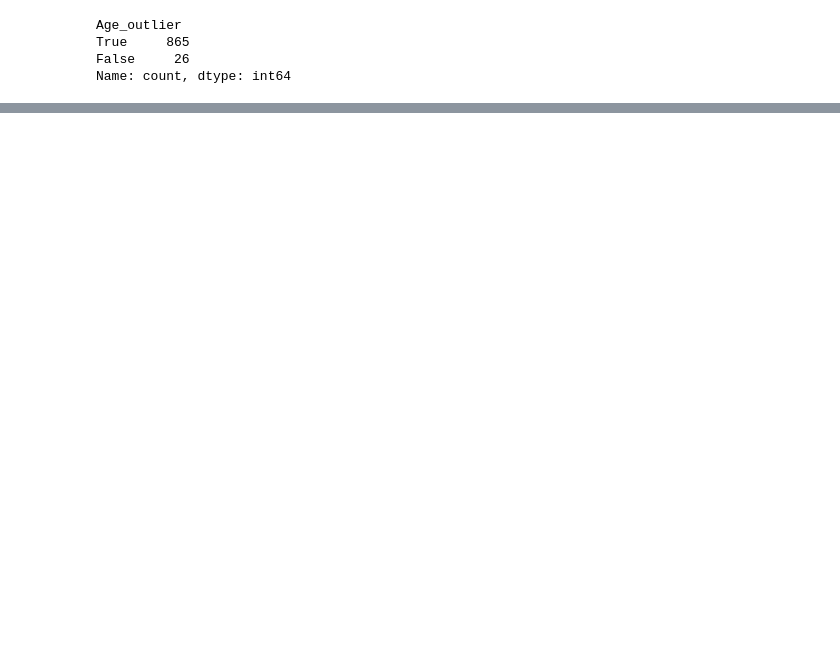
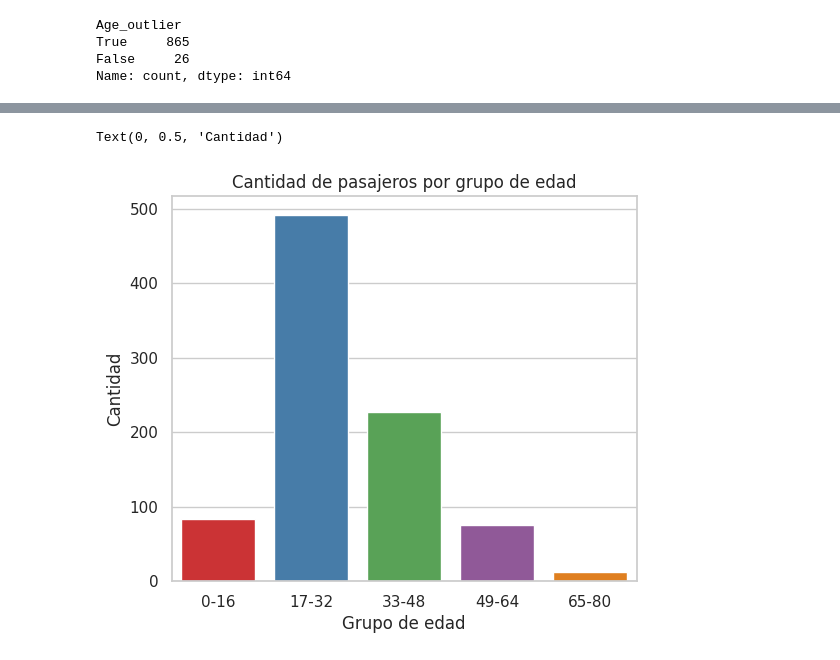
Before and after one commit to dieghern/titanic, a Jupyter notebook: initial_analysis.ipynb, the cells around one changed output, grey strips where cells are left out. Cells and saved outputs as stored; diff of their text form; code cells hidden in the pictures; blank space fills up the shorter version.

```diff
--- a/initial_analysis.ipynb
+++ b/initial_analysis.ipynb
@@ -276,0 +304,14 @@ sns.jointplot(ax=axes[1], x=df_data["Age"], y=df_data["Pclass"], kind='hex')
+# %%
+bins = [0, 16, 32, 48, 64, 80]
+labels = ['0-16', '17-32', '33-48', '49-64', '65-80']
+plt.figure(figsize=(6, 5))
+
+df_age['Age_Group'] = pd.cut(df_age['Age'], bins=bins, labels=labels, right=False)
+sns.countplot( x='Age_Group', data=df_age, palette="Set1")
+
+plt.title('Cantidad de pasajeros por grupo de edad')
+plt.xlabel('Grupo de edad')
+plt.ylabel('Cantidad')
+# %% [output]
+Text(0, 0.5, 'Cantidad')
+[figure, added]
```
Also changed, not shown: parts of 50 cells of this notebook, 1 other file.
